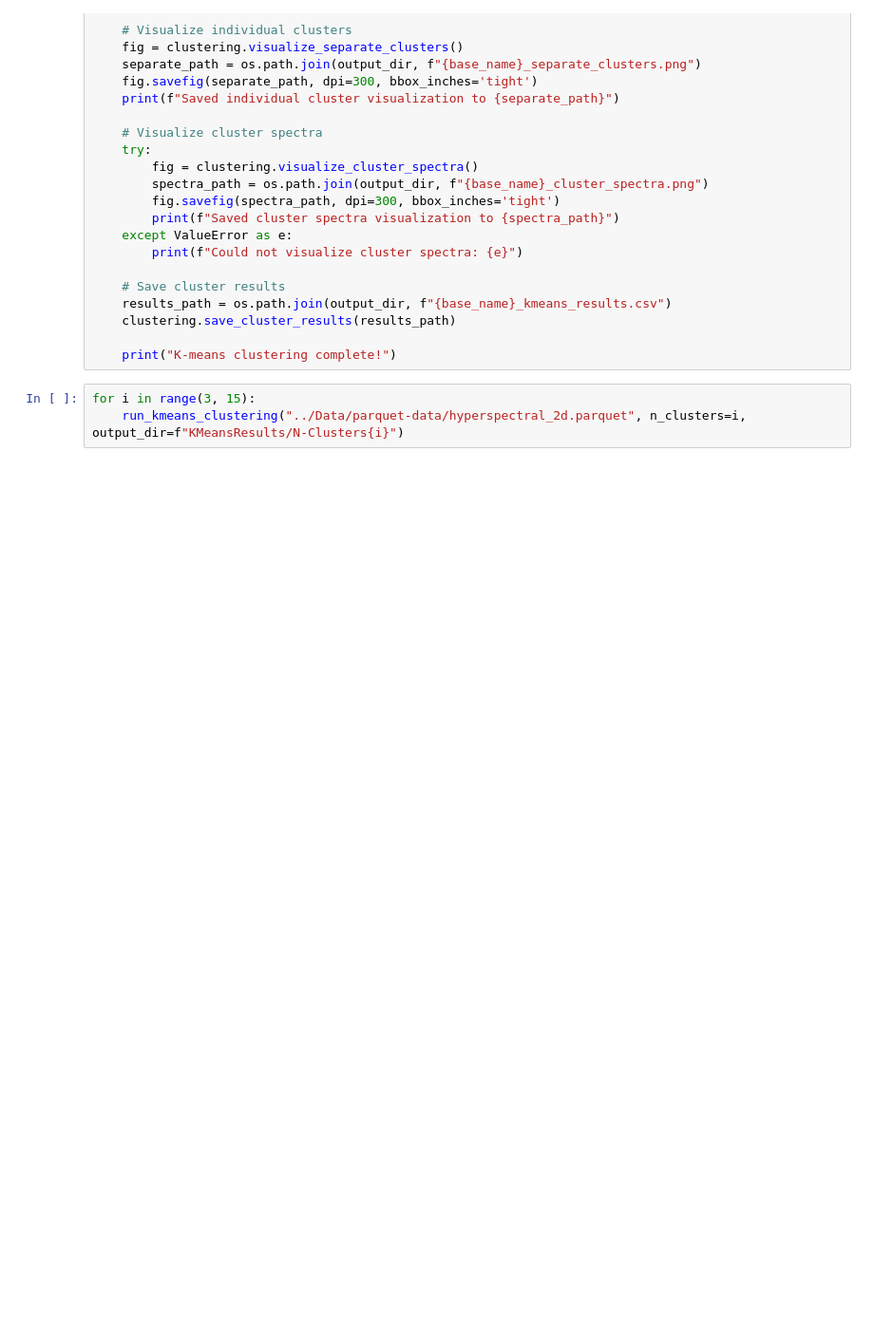
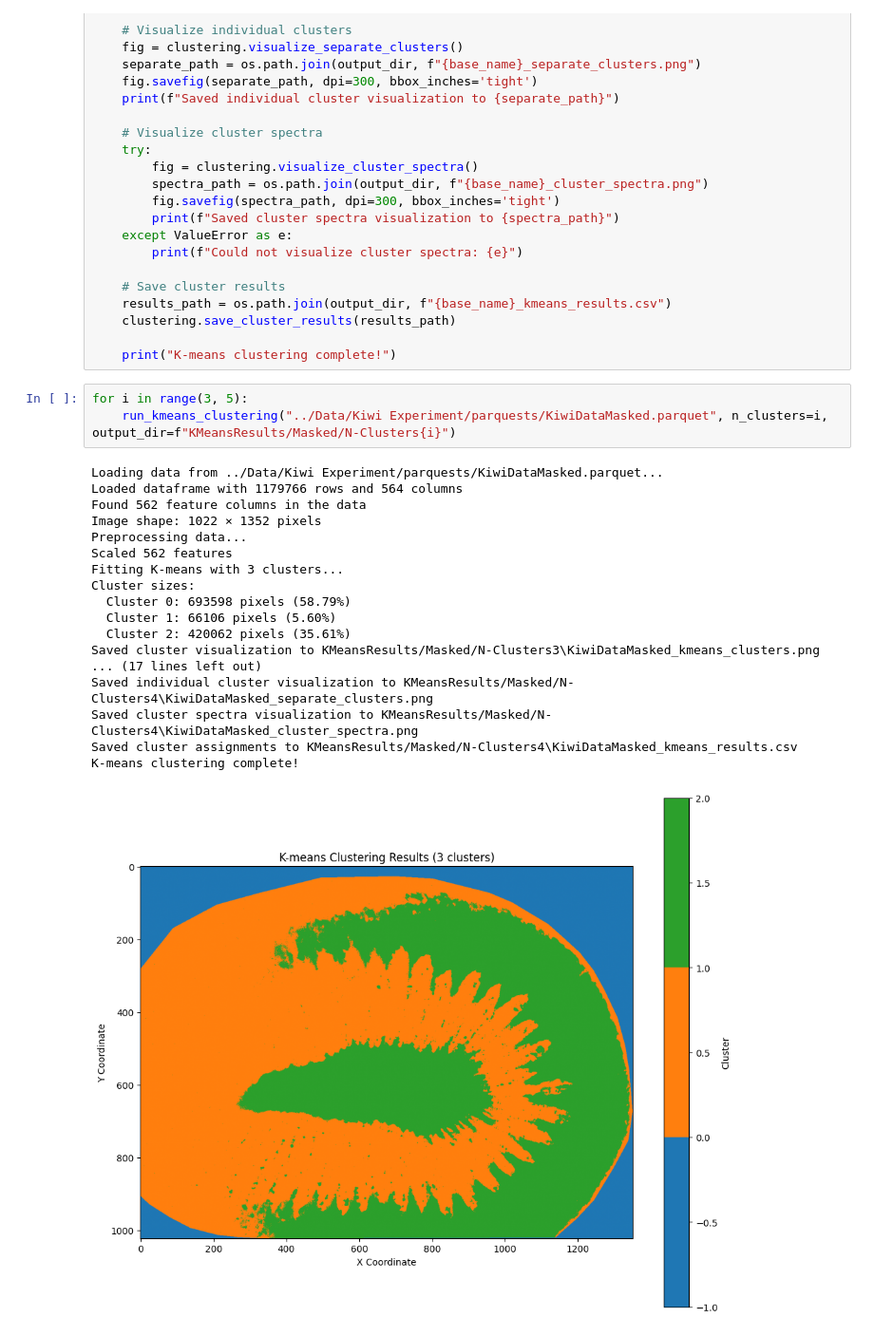
Before and after one commit to Nard248/4D-Hyperspectral-Unsupervised-Clustering, a Jupyter notebook: Loader/Modeling/KMeans.ipynb, the cells around one changed output. Shown at 95% size. Drawn from its saved outputs; the diff is of its cells as text; blank space fills up the shorter version.

Commit message:
Update Checkpoint - Masked Implementation

```diff
--- a/Loader/Modeling/KMeans.ipynb
+++ b/Loader/Modeling/KMeans.ipynb
@@ -613,5 +613,24 @@ def run_kmeans_clustering(
 
     print("K-means clustering complete!")
 # %%
-for i in range(3, 15):
-    run_kmeans_clustering("../Data/parquet-data/hyperspectral_2d.parquet", n_clusters=i, output_dir=f"KMeansResults/N-Clusters{i}")
+for i in range(3, 5):
+    run_kmeans_clustering("../Data/Kiwi Experiment/parquests/KiwiDataMasked.parquet", n_clusters=i, output_dir=f"KMeansResults/Masked/N-Clusters{i}")
+# %% [output]
+Loading data from ../Data/Kiwi Experiment/parquests/KiwiDataMasked.parquet...
+Loaded dataframe with 1179766 rows and 564 columns
+Found 562 feature columns in the data
+Image shape: 1022 × 1352 pixels
+Preprocessing data...
+Scaled 562 features
+Fitting K-means with 3 clusters...
+Cluster sizes:
+  Cluster 0: 693598 pixels (58.79%)
+  Cluster 1: 66106 pixels (5.60%)
+  Cluster 2: 420062 pixels (35.61%)
+Saved cluster visualization to KMeansResults/Masked/N-Clusters3\KiwiDataMasked_kmeans_clusters.png
+... (17 lines left out)
+Saved individual cluster visualization to KMeansResults/Masked/N-Clusters4\KiwiDataMasked_separate_clusters.png
+Saved cluster spectra visualization to KMeansResults/Masked/N-Clusters4\KiwiDataMasked_cluster_spectra.png
+Saved cluster assignments to KMeansResults/Masked/N-Clusters4\KiwiDataMasked_kmeans_results.csv
+K-means clustering complete!
+[figure, added]
```
Also changed, not shown: parts of 4 cells of this notebook, 8 other files.
